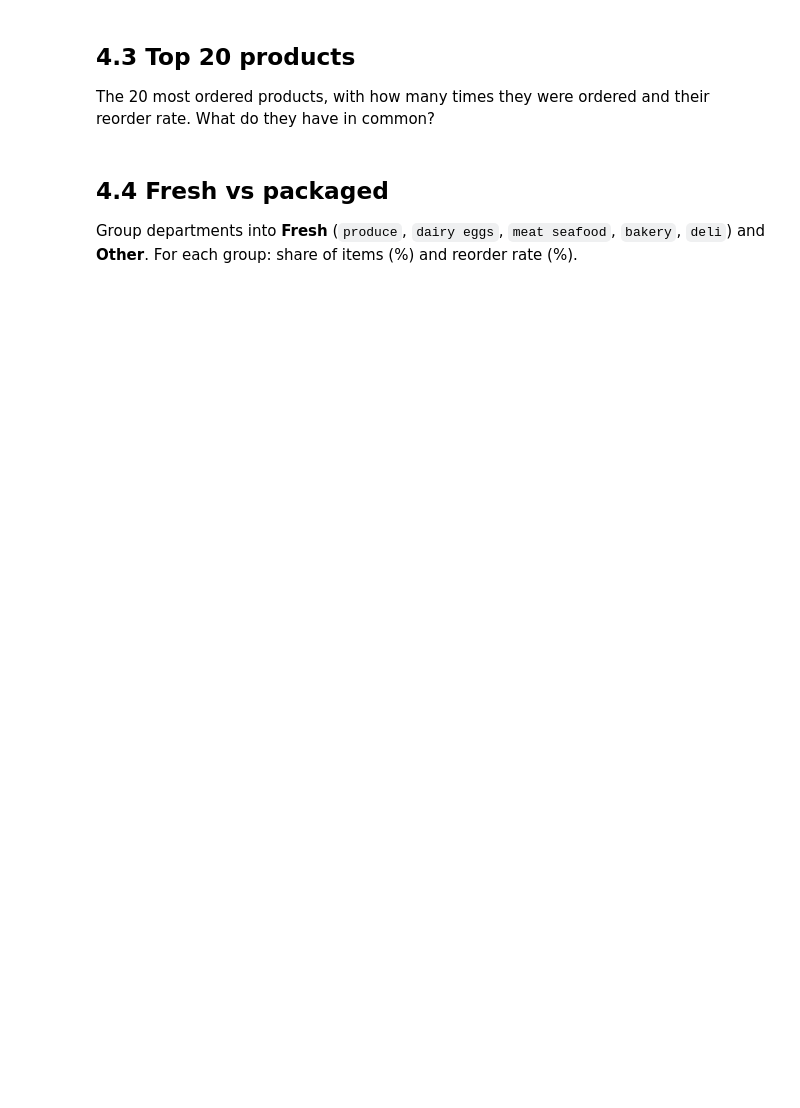
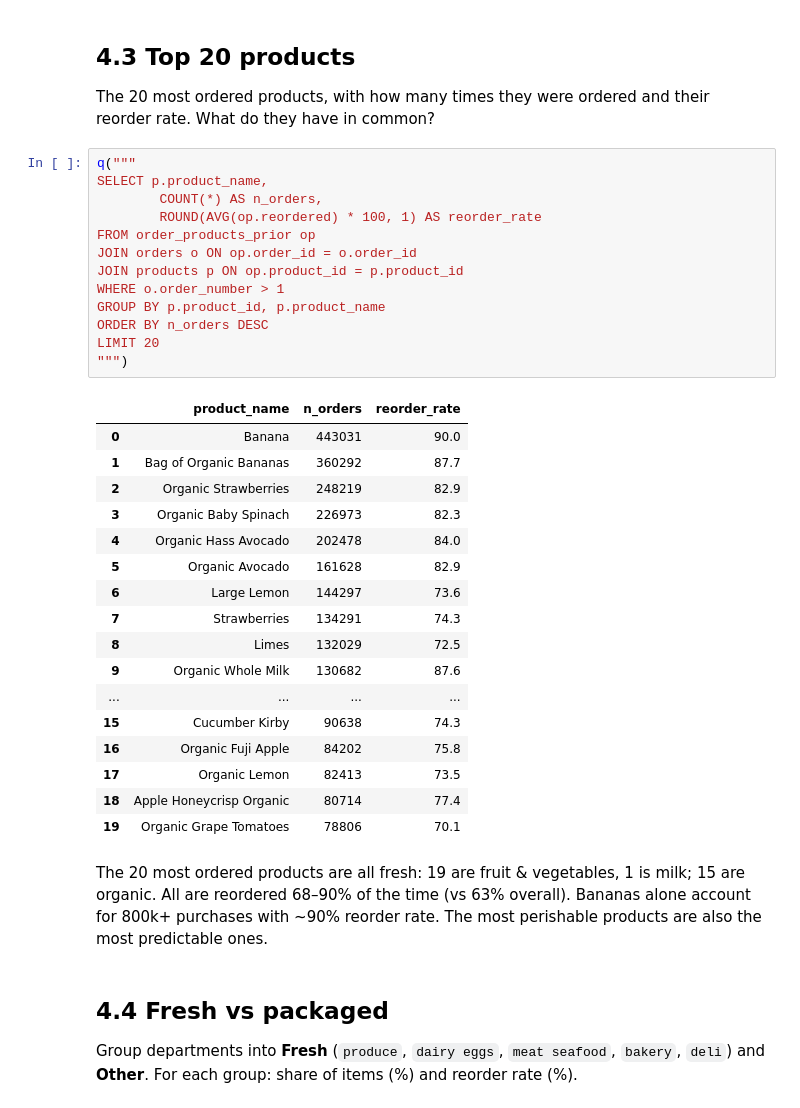
Before and after one commit to AlessandroCucchi/Online_Grocer_Analysis, a Jupyter notebook: notebooks/04_reorder_behaviour.ipynb, the cells around one changed output. Cells and saved outputs as stored; diff of their text form; blank space fills up the shorter version.

```diff
--- a/notebooks/04_reorder_behaviour.ipynb
+++ b/notebooks/04_reorder_behaviour.ipynb
@@ -51,6 +103,39 @@ plt.show()
 # %% [markdown]
 ## 4.3 Top 20 products
 The 20 most ordered products, with how many times they were ordered and their reorder rate. What do they have in common?
+# %%
+q("""
+SELECT p.product_name,
+        COUNT(*) AS n_orders,
+        ROUND(AVG(op.reordered) * 100, 1) AS reorder_rate
+FROM order_products_prior op
+JOIN orders o ON op.order_id = o.order_id
+JOIN products p ON op.product_id = p.product_id
+WHERE o.order_number > 1
+GROUP BY p.product_id, p.product_name
+ORDER BY n_orders DESC
+LIMIT 20
+""")
+# %% [output]
+|  | product_name | n_orders | reorder_rate |
+| 0 | Banana | 443031 | 90.0 |
+| 1 | Bag of Organic Bananas | 360292 | 87.7 |
+| 2 | Organic Strawberries | 248219 | 82.9 |
+| 3 | Organic Baby Spinach | 226973 | 82.3 |
+| 4 | Organic Hass Avocado | 202478 | 84.0 |
+| 5 | Organic Avocado | 161628 | 82.9 |
+| 6 | Large Lemon | 144297 | 73.6 |
+| 7 | Strawberries | 134291 | 74.3 |
+| 8 | Limes | 132029 | 72.5 |
+| 9 | Organic Whole Milk | 130682 | 87.6 |
+| ... | ... | ... | ... |
+| 15 | Cucumber Kirby | 90638 | 74.3 |
+| 16 | Organic Fuji Apple | 84202 | 75.8 |
+| 17 | Organic Lemon | 82413 | 73.5 |
+| 18 | Apple Honeycrisp Organic | 80714 | 77.4 |
+| 19 | Organic Grape Tomatoes | 78806 | 70.1 |
+# %% [markdown]
+The 20 most ordered products are all fresh: 19 are fruit & vegetables, 1 is milk; 15 are organic. All are reordered 68–90% of the time (vs 63% overall). Bananas alone account for 800k+ purchases with ~90% reorder rate. The most perishable products are also the most predictable ones.
 # %% [markdown]
 ## 4.4 Fresh vs packaged
 Group departments into **Fresh** (`produce`, `dairy eggs`, `meat seafood`, `bakery`, `deli`) and **Other**. For each group: share of items (%) and reorder rate (%).
```
Also changed, not shown: parts of 10 cells of this notebook, 2 other files.
